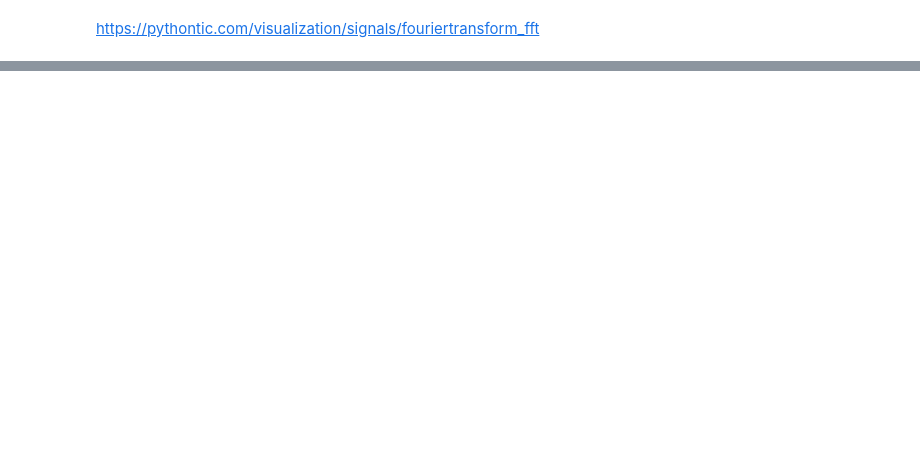
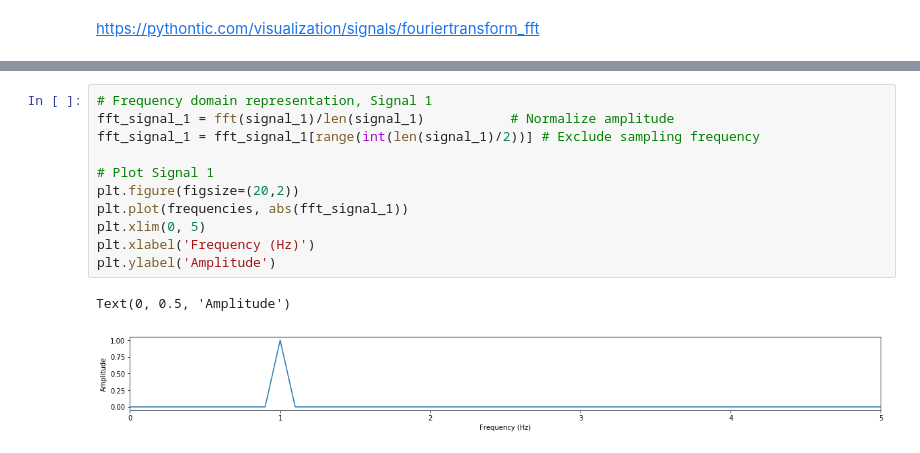
Before and after one commit to deiruch/AMt, a Jupyter notebook: FFT_Example.ipynb, the cells around one changed output, grey strips where cells are left out. Drawn from its saved outputs; the diff is of its cells as text; blank space fills up the shorter version.

```diff
--- a/FFT_Example.ipynb
+++ b/FFT_Example.ipynb
@@ -123,0 +145,14 @@ plt.ylabel('Amplitude')
+# %%
+# Frequency domain representation, Signal 1
+fft_signal_1 = fft(signal_1)/len(signal_1)           # Normalize amplitude
+fft_signal_1 = fft_signal_1[range(int(len(signal_1)/2))] # Exclude sampling frequency
+
+# Plot Signal 1
+plt.figure(figsize=(20,2))
+plt.plot(frequencies, abs(fft_signal_1))
+plt.xlim(0, 5)
+plt.xlabel('Frequency (Hz)')
+plt.ylabel('Amplitude')
+# %% [output]
+Text(0, 0.5, 'Amplitude')
+[figure, added]
```
Also changed, not shown: parts of 13 cells of this notebook, 1 other file.
